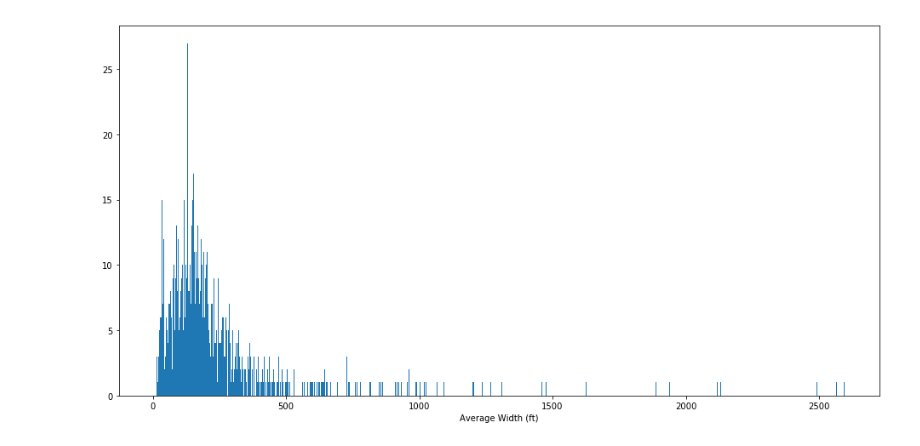
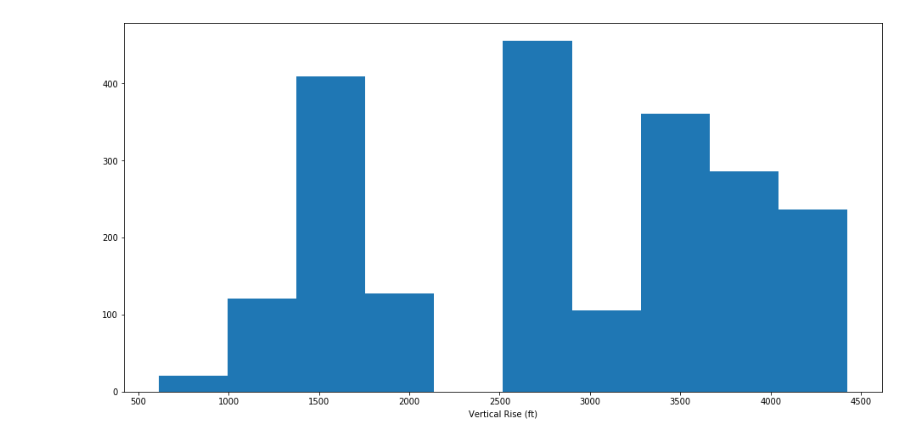
Before and after one commit to kfarbman/ski-recommender, a Jupyter notebook: notebooks/visualizations.ipynb, the cells around one changed output. Cells and saved outputs as stored; diff of their text form; code cells hidden in the pictures.

```diff
--- a/notebooks/visualizations.ipynb
+++ b/notebooks/visualizations.ipynb
@@ -16,0 +11,2 @@ pkl_file.close()
+# %%
+df = pd.read_csv("../data/combined_data_20200421.csv")
@@ -152,6 +75,6 @@ plt.legend(markers, c.keys(), numpoints=1);
 # %%
 plt.figure(figsize=(16,8))
-plt.hist(df['avg_width_(ft)'], bins=1125)
-plt.xlabel('Average Width (ft)');
+plt.hist(df['Vertical Rise (ft)'], bins=10)
+plt.xlabel('Vertical Rise (ft)');
 # %% [output]
-[figure, old version]
+[figure, new version]
```
Also changed, not shown: parts of 26 cells of this notebook.
